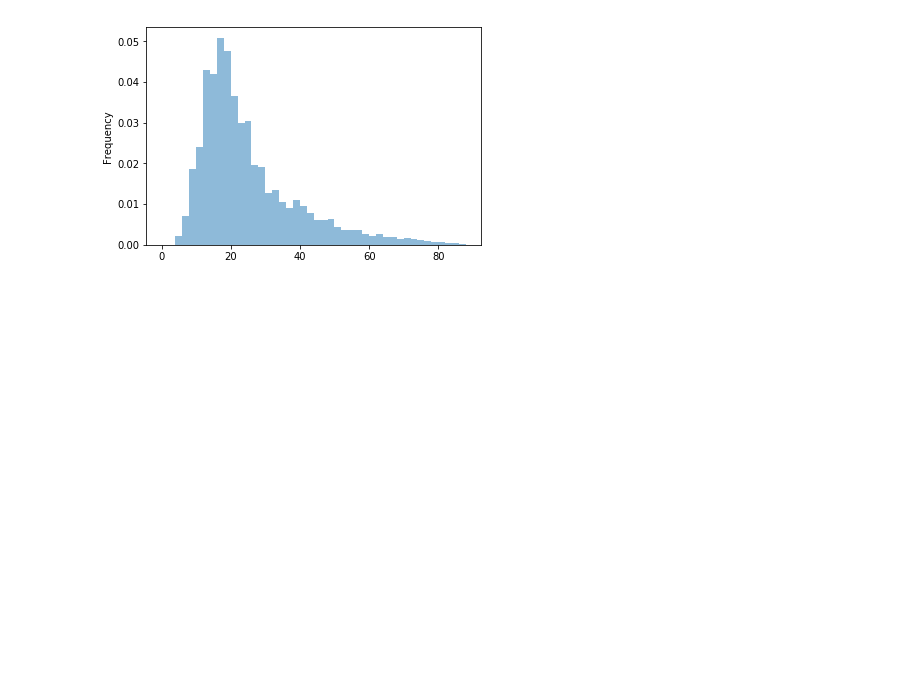
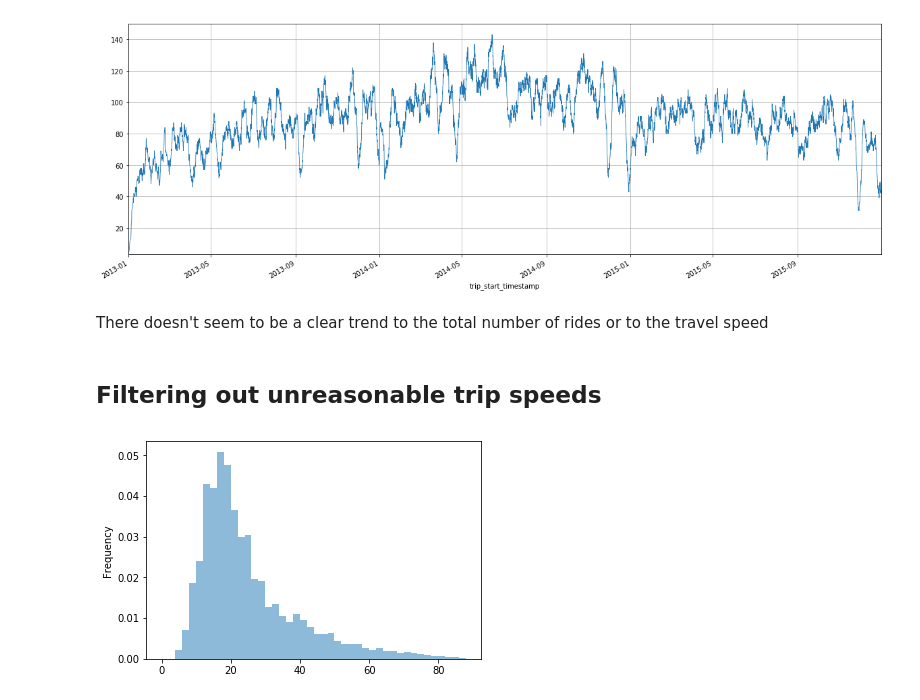
Before and after one commit to isabella232/ml-specialization-examples, a Jupyter notebook: chicago_travel_time/EDA.ipynb, the cells around one changed output. Saved outputs shown, nothing was run; the diff lists cells and outputs as text; code cells hidden in the pictures; blank space fills up the shorter version.

```diff
--- a/chicago_travel_time/EDA.ipynb
+++ b/chicago_travel_time/EDA.ipynb
@@ -40,4 +74,16 @@ plt.show()
 # %%
 df['trip_speed_kmph'] = (df['trip_miles'] * (1.60934)) / ((df['trip_seconds'] + .01)/ (60 * 60))
+
+trip_speed = df.set_index('trip_start_timestamp').sort_index()['trip_speed_kmph'].fillna(0).rolling('7d').median()
+total_trips.plot(lw=0.8, figsize=(20,7))
+plt.ylim(3,)
+plt.grid()
+plt.show()
+# %% [output]
+[figure, added]
+# %% [markdown]
+There doesn't seem to be a clear trend to the total number of rides or to the travel speed
+# %% [markdown]
+## Filtering out unreasonable trip speeds
 # %%
 # Impute data
```
Also changed, not shown: parts of 17 cells of this notebook.
